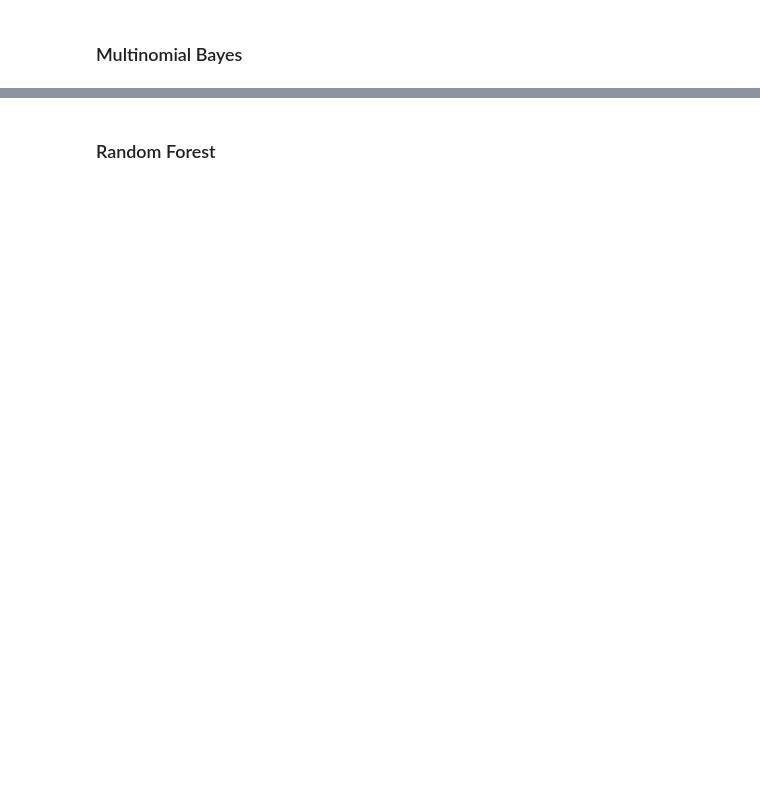
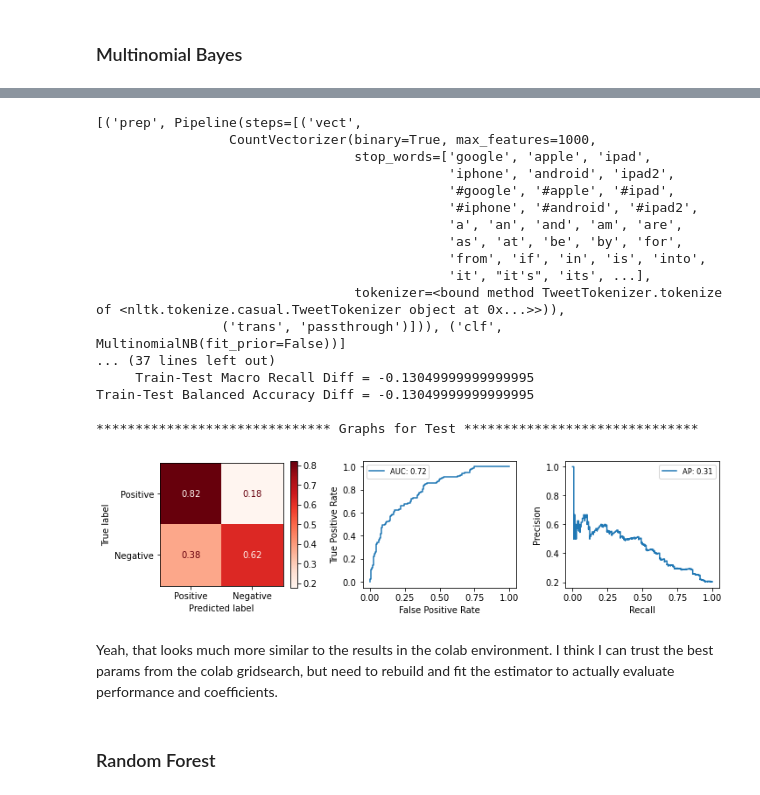
Before and after one commit to jess-miles/nlp-sentiment, a Jupyter notebook: index_no_gridsearch.ipynb, the cells around one changed output, grey strips where cells are left out. Cells and saved outputs as stored; diff of their text form; code cells hidden in the pictures; blank space fills up the shorter version.

```diff
--- a/index_no_gridsearch.ipynb
+++ b/index_no_gridsearch.ipynb
@@ -1626,2 +1705,61 @@ Although these may be the best options out of the bunch, the model overall does
+# %%
+def load_rebuild_eval_bestpipe(gsfile_name, X_train, y_train, X_test, y_test,
+                              class_labels, load_path=''):
+    """
+    Loads and rebuilds the best pipeline (including estimator) from a
+    GridSearch object that was dumped to file using `joblib`. Fits on
+    X_train and y_train, and runs classifier evaluation function to show
+    model performance.
+
+    Returns new pipeline object built using the best params from the gridsearch,
+    and the gridsearch object itself, so it can be queried to show its best
+    score.
+
+    `load_path` should be the path to the gridsearch file to load in, if not
+    in current directory.
+    """
+
+    gs = joblib.load(load_path + gsfile_name)
+
+    pipe = Pipeline(gs.best_estimator_.get_params()['steps'])
+
+    print(gs.best_estimator_.get_params()['steps'])
+    print()
+    print(f"Best score from GS-CV: {np.round(gs.best_score_, 3)}")
+    print()
+
+    pipe.fit(X_train, y_train)
+
+    eval_clf_model(pipe, X_test, y_test, X_train, y_train,
+                   labels=class_labels)
+
+    return pipe, gs
+# %%
+# load and eval pipeline with best params from colab gridsearch
+best_MNB_binary_nostemlem_pipe, best_MNB_binary_nostemlem_gs = \
+load_rebuild_eval_bestpipe('GSObject_MNB_binary_nostemlem.joblib.gz',
+                           X_train, y_train, X_test, y_test,
+                           class_labels, load_path=save_path)
+# %% [output]
+[('prep', Pipeline(steps=[('vect',
+                 CountVectorizer(binary=True, max_features=1000,
+                                 stop_words=['google', 'apple', 'ipad',
+                                             'iphone', 'android', 'ipad2',
+                                             '#google', '#apple', '#ipad',
+                                             '#iphone', '#android', '#ipad2',
+                                             'a', 'an', 'and', 'am', 'are',
+                                             'as', 'at', 'be', 'by', 'for',
+                                             'from', 'if', 'in', 'is', 'into',
+                                             'it', "it's", 'its', ...],
+                                 tokenizer=<bound method TweetTokenizer.tokenize of <nltk.tokenize.casual.TweetTokenizer object at 0x...>>)),
+                ('trans', 'passthrough')])), ('clf', MultinomialNB(fit_prior=False))]
+... (37 lines left out)
+     Train-Test Macro Recall Diff = -0.13049999999999995
+Train-Test Balanced Accuracy Diff = -0.13049999999999995
+
+****************************** Graphs for Test ******************************
+[figure, added]
+# %% [markdown]
+Yeah, that looks much more similar to the results in the colab environment. I think I can trust the best params from the colab gridsearch, but need to rebuild and fit the estimator to actually evaluate performance and coefficients.
 # %% [markdown]
 ### Random Forest
```
Also changed, not shown: parts of 168 cells of this notebook, 20 other files.
